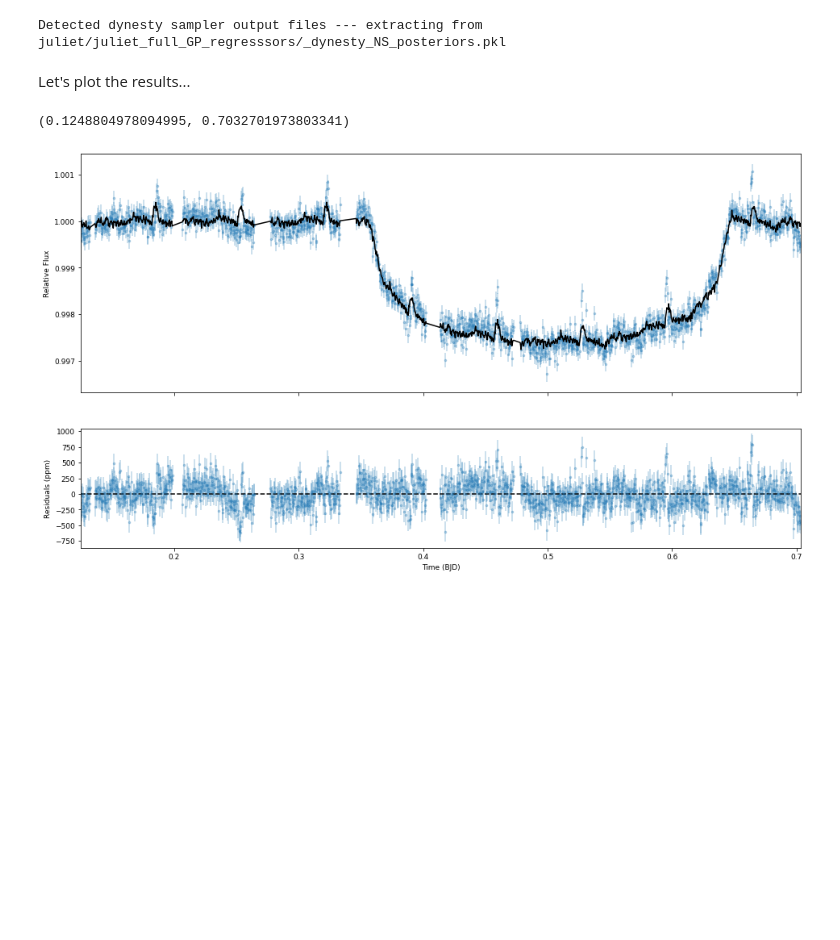
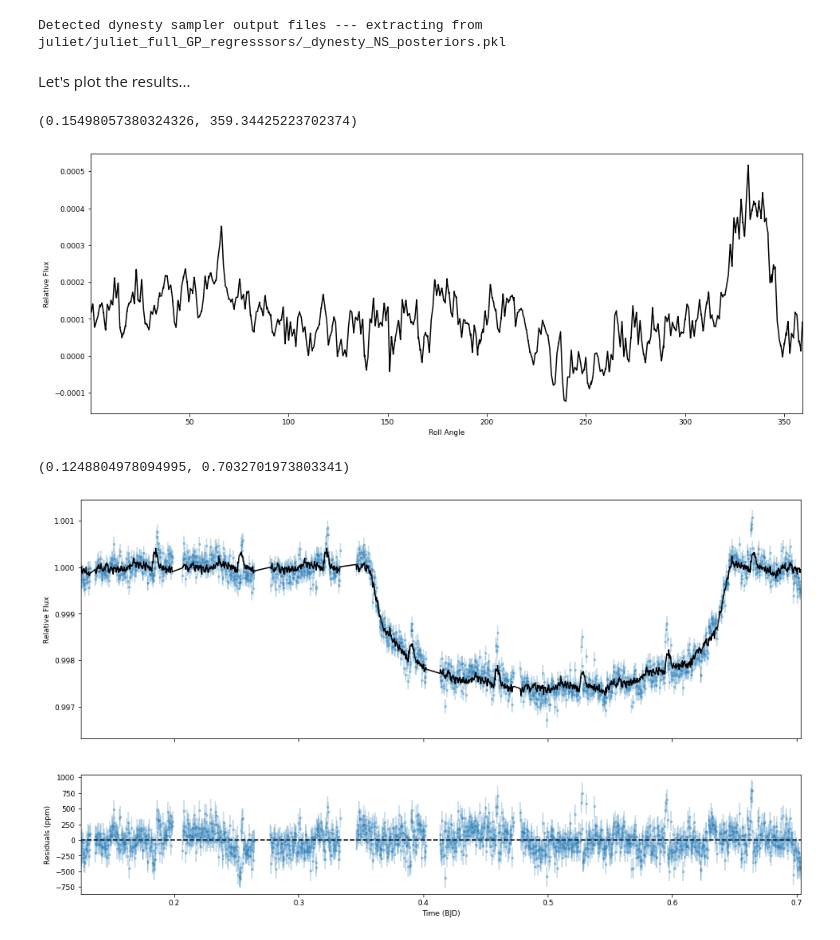
Before and after one commit to Jayshil/pycheops-tutorials, a Jupyter notebook: KELT-11/p4_kelt11_GP.ipynb, the cells around one changed output. Saved outputs shown, nothing was run; the diff lists cells and outputs as text; code cells hidden in the pictures; blank space fills up the shorter version.

Commit message:
Roll-angle plot

```diff
--- a/KELT-11/p4_kelt11_GP.ipynb
+++ b/KELT-11/p4_kelt11_GP.ipynb
@@ -297 +305,10 @@ Let's plot the results...
+# %%
+plt.figure(figsize=(16,6))
+plt.plot(gpreg1['CHEOPS'], gp_model, c='k', zorder=100)
+plt.xlabel('Roll Angle')
+plt.ylabel('Relative Flux')
+plt.xlim(np.min(gpreg1['CHEOPS']), np.max(gpreg1['CHEOPS']))
+# %% [output]
+(0.15498057380324326, 359.34425223702374)
+[figure, added]
 # %%
```
Also changed, not shown: parts of 4 cells of this notebook.
